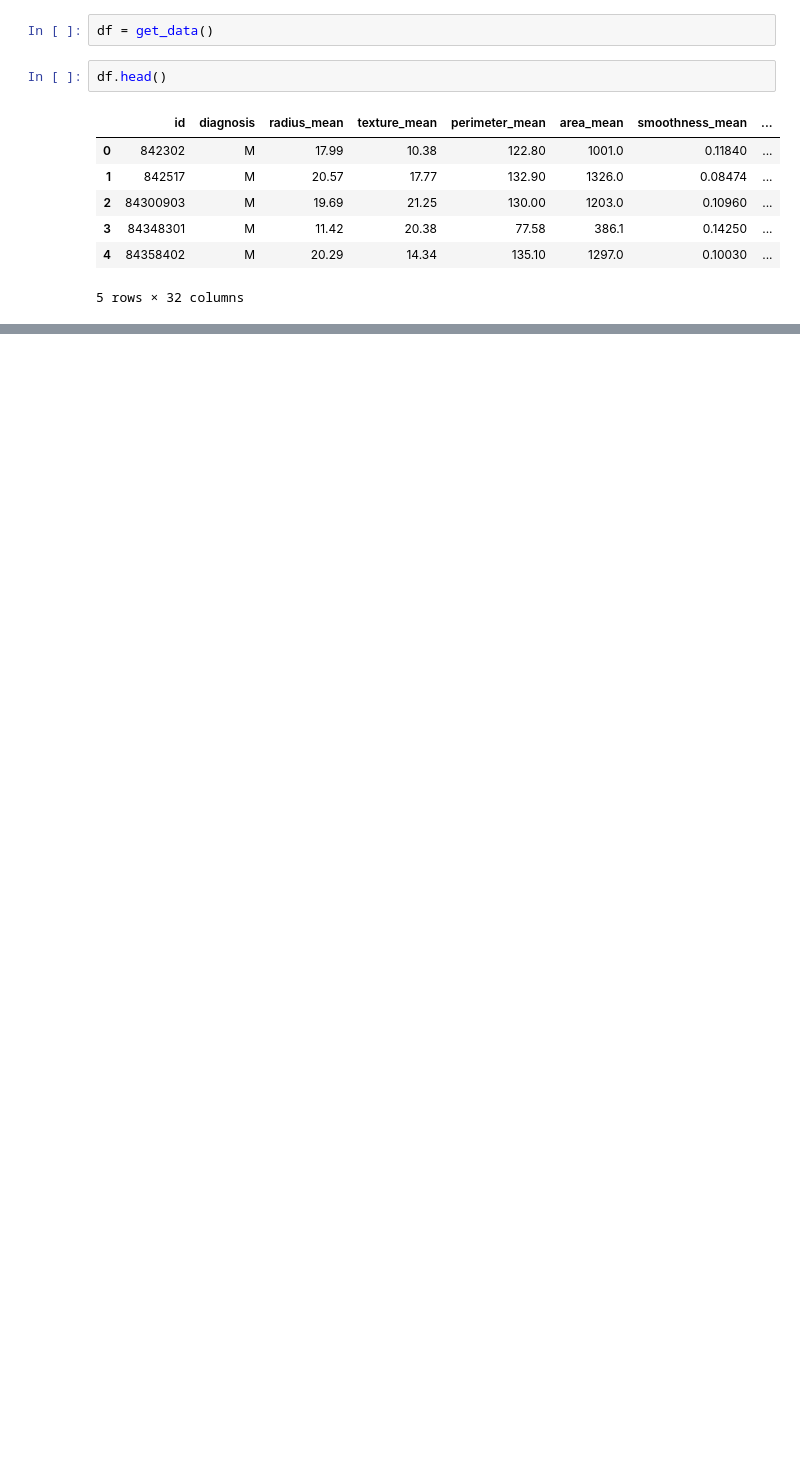
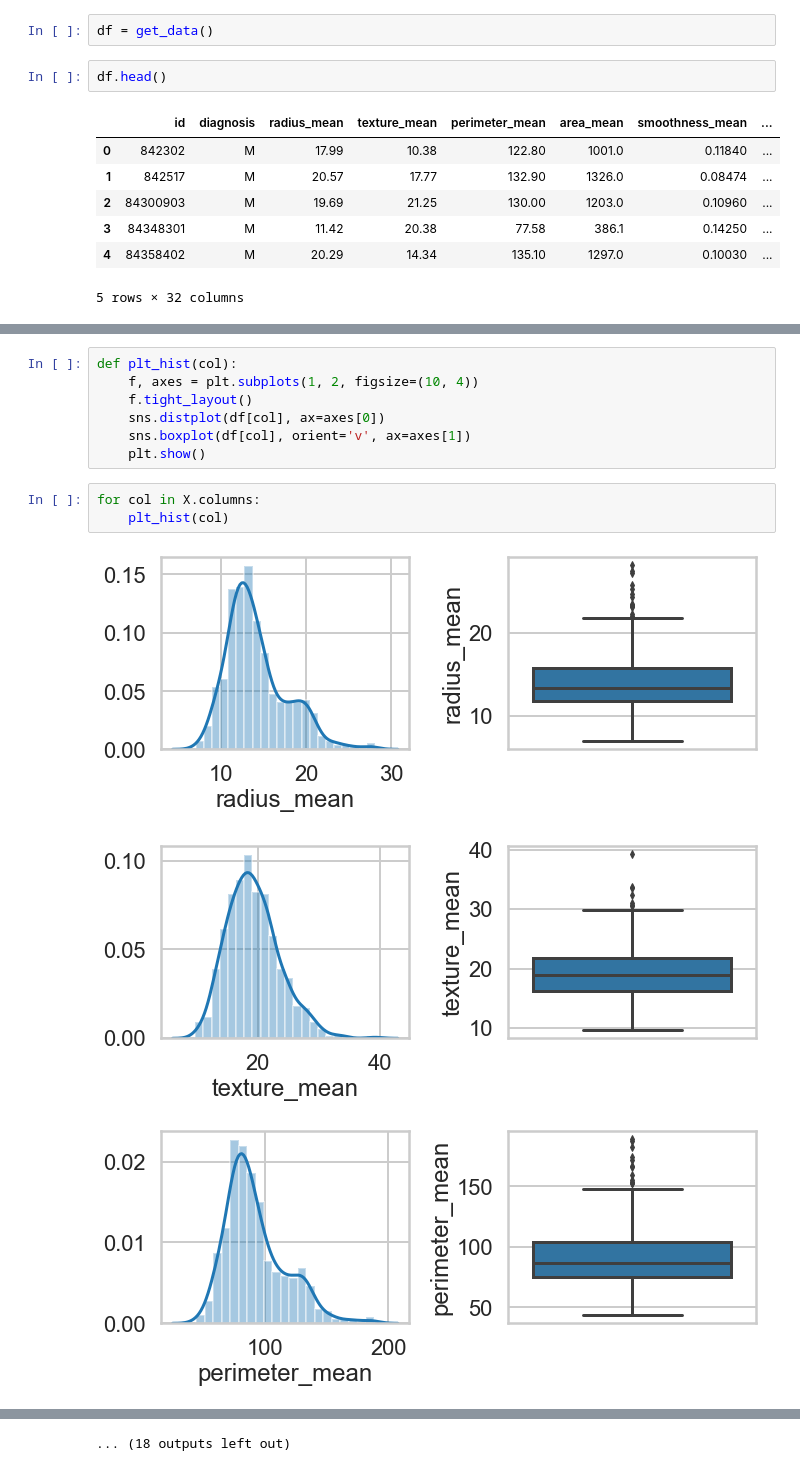
Before and after one commit to tzuying0111/wisconsin_breast_cancer_prediction, a Jupyter notebook: model/EDA.ipynb, the cells around one changed output, grey strips where cells are left out. Saved outputs shown, nothing was run; the diff lists cells and outputs as text; blank space fills up the shorter version.

```diff
--- a/model/EDA.ipynb
+++ b/model/EDA.ipynb
@@ -38,0 +122,14 @@ df.describe()
+# %%
+def plt_hist(col):
+    f, axes = plt.subplots(1, 2, figsize=(10, 4))
+    f.tight_layout()
+    sns.distplot(df[col], ax=axes[0])
+    sns.boxplot(df[col], orient='v', ax=axes[1])
+    plt.show()
+# %%
+for col in X.columns:
+    plt_hist(col)
+# %% [output]
+[figure, added]
+[figure, added]
+[figure, added]
@@ -38,0 +145 @@ df.describe()
+... (18 outputs left out)
```
Also changed, not shown: parts of 21 cells of this notebook, 7 other files.
